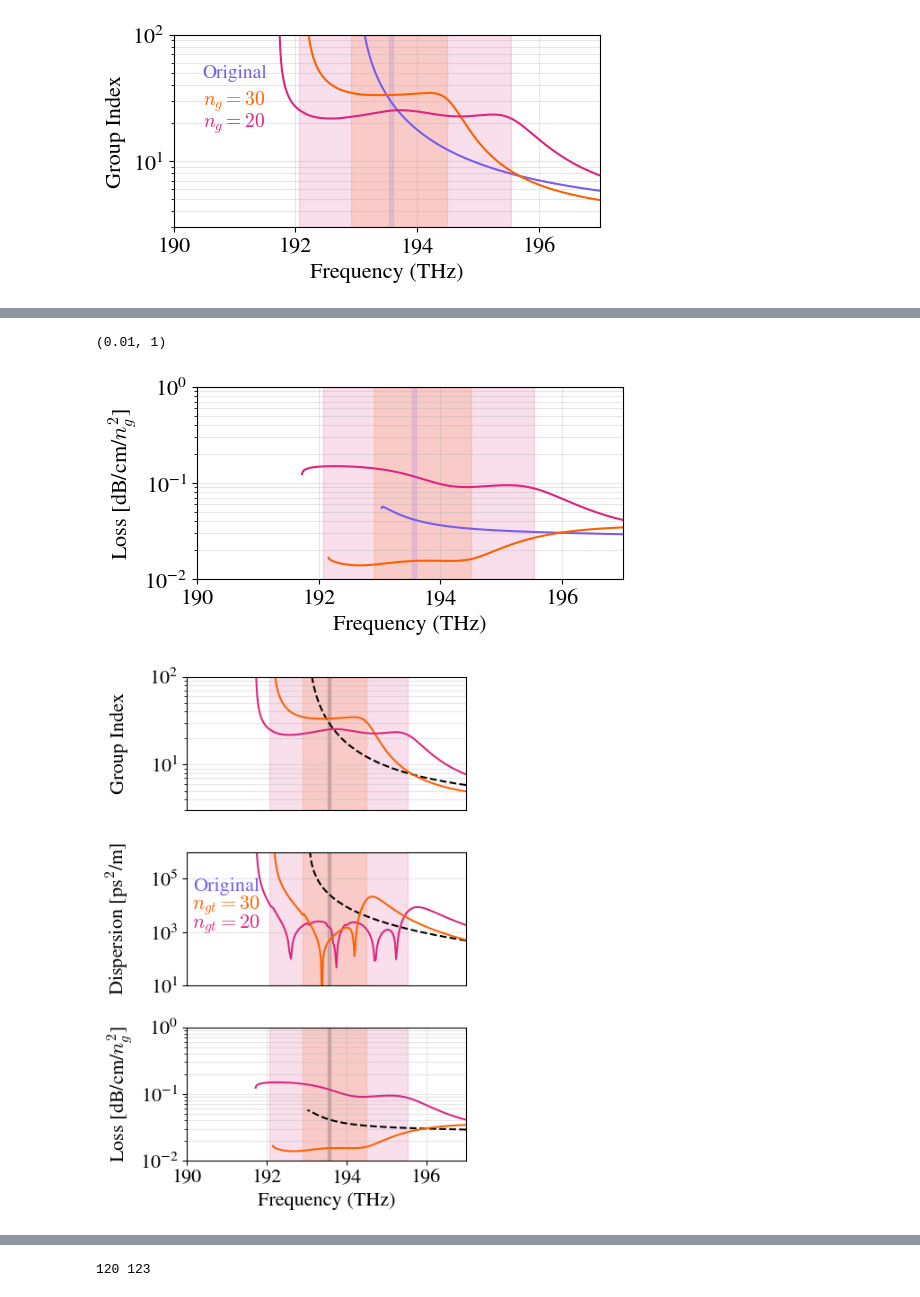
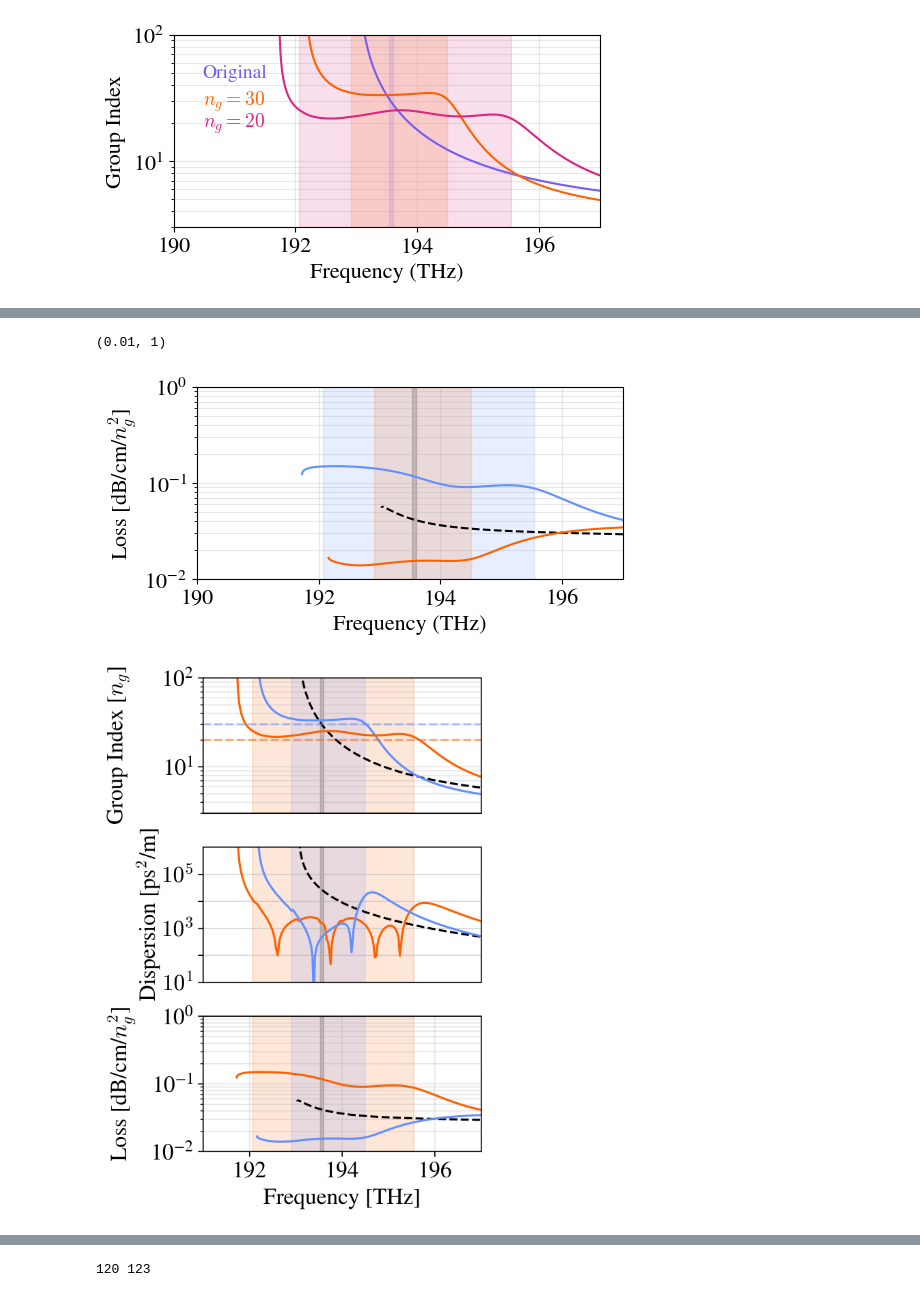
Before and after one commit to DominicJThompson/optGME, a Jupyter notebook: paper2/plots/diagramsV2.ipynb, the cells around one changed output, grey strips where cells are left out. Cells and saved outputs as stored; diff of their text form; code cells hidden in the pictures.

```diff
--- a/paper2/plots/diagramsV2.ipynb
+++ b/paper2/plots/diagramsV2.ipynb
@@ -526,12 +526,12 @@ plt.ylim(1e1,1e6)
 # %%
 fig = plt.figure(figsize=(5.5,2.5))
-plt.plot(freqsOG*1e-12,10**lossOG/455/1E-7*10*np.log10(np.e), color=cs['p'])
-plt.plot(freqsOpt*1e-12,10**lossOpt/455/1E-7*10*np.log10(np.e), color=cs['m'])
+plt.plot(freqsOG*1e-12,10**lossOG/455/1E-7*10*np.log10(np.e), color='k',linestyle='--')
+plt.plot(freqsOpt*1e-12,10**lossOpt/455/1E-7*10*np.log10(np.e), color=cs['b'])
 plt.plot(freqsOpt2*1e-12,10**lossOpt2/455/1E-7*10*np.log10(np.e), color=cs['o'])
 
-plt.axvspan(freqsOpt[startIOpt]*1e-12, freqsOpt[endIOpt]*1e-12, color=cs['m'], alpha=0.15)
+plt.axvspan(freqsOpt[startIOpt]*1e-12, freqsOpt[endIOpt]*1e-12, color=cs['b'], alpha=0.15)
 plt.axvspan(freqsOpt2[startIOpt2]*1e-12, freqsOpt2[endIOpt2]*1e-12, color=cs['o'], alpha=0.15)
-plt.axvspan(freqsOG[startIOG]*1e-12, freqsOG[endIOG]*1e-12, color=cs['p'], alpha=0.15)
+plt.axvspan(freqsOG[startIOG]*1e-12, freqsOG[endIOG]*1e-12, color='k', alpha=0.15)
 plt.xlim(190,197)
 
 plt.ylabel(r'Loss [dB/cm/$n_g^2$]')
@@ -541,67 +541,70 @@ plt.grid(True, which='both', alpha=0.3)
 plt.ylim(1e-2,1)
 # %% [output]
 (0.01, 1)
-[figure, old version]
+[figure, new version]
 # %%
 # Combine the three plots above so that they share an x axis
-fig, (ax1, ax2, ax3) = plt.subplots(3, 1, figsize=(4.5, 6.5))
+fig, (ax1, ax2, ax3) = plt.subplots(3, 1, figsize=(3.5, 6), gridspec_kw={'hspace': 0.25},dpi=300)  # adjust hspace as desired
+
 
 # Top plot: Group Index
 ax1.plot(freqsOG*1e-12, np.abs(ngOG), color='k', linestyle='--')
-ax1.plot(freqsOpt2*1e-12, np.abs(ngOpt2), color=cs['o'])
-ax1.plot(freqsOpt*1e-12, np.abs(ngOpt), color=cs['m'])
+ax1.plot(freqsOpt2*1e-12, np.abs(ngOpt2), color=cs['b'])
+ax1.plot(freqsOpt*1e-12, np.abs(ngOpt), color=cs['o'])
 
-ax1.axvspan(freqsOpt[startIOpt]*1e-12, freqsOpt[endIOpt]*1e-12, color=cs['m'], alpha=0.15)
-ax1.axvspan(freqsOpt2[startIOpt2]*1e-12, freqsOpt2[endIOpt2]*1e-12, color=cs['o'], alpha=0.15)
+ax1.axvspan(freqsOpt[startIOpt]*1e-12, freqsOpt[endIOpt]*1e-12, color=cs['o'], alpha=0.15)
+ax1.axvspan(freqsOpt2[startIOpt2]*1e-12, freqsOpt2[endIOpt2]*1e-12, color=cs['b'], alpha=0.15)
 ax1.axvspan(freqsOG[startIOG]*1e-12, freqsOG[endIOG]*1e-12, color='k', alpha=0.15)
 
-ax1.set_ylabel('Group Index',labelpad=17)
+ax1.hlines(30,191,197,color=cs['b'],alpha=0.5,linestyle='--')
+ax1.hlines(20,191,197,color=cs['o'],alpha=0.5,linestyle='--')
+
+ax1.set_ylabel(r'Group Index [$n_g$]',labelpad=22)
 ax1.set_yscale('log')
 ax1.grid(True, which='both', alpha=0.3)
 ax1.set_ylim(3, 100)
-ax1.set_xlim(190, 197)
+ax1.set_xlim(191, 197)
 ax1.set_xticks([])
 
 # Middle plot: Dispersion
 ax2.plot(freqsOG[:-1]*1e-12, np.abs(dispOG), color='k',linestyle='--')
-ax2.plot(freqsOpt[:-1]*1e-12, np.abs(dispOpt), color=cs['m'])
-ax2.plot(freqsOpt2[:-1]*1e-12, np.abs(dispOpt2), color=cs['o'])
+ax2.plot(freqsOpt[:-1]*1e-12, np.abs(dispOpt), color=cs['o'])
+ax2.plot(freqsOpt2[:-1]*1e-12, np.abs(dispOpt2), color=cs['b'])
 
-ax2.text(191, 5e4, 'Original', color=cs['p'], ha='center', va='center', fontsize=16)
-ax2.text(191, 1e4, r'$n_{gt}=30$', color=cs['o'], ha='center', va='center', fontsize=16)
-ax2.text(191, 2e3, r'$n_{gt}=20$', color=cs['m'], ha='center', va='center', fontsize=16)
-
-ax2.axvspan(freqsOpt[startIOpt]*1e-12, freqsOpt[endIOpt]*1e-12, color=cs['m'], alpha=0.15)
-ax2.axvspan(freqsOpt2[startIOpt2]*1e-12, freqsOpt2[endIOpt2]*1e-12, color=cs['o'], alpha=0.15)
+ax2.axvspan(freqsOpt[startIOpt]*1e-12, freqsOpt[endIOpt]*1e-12, color=cs['o'], alpha=0.15)
+ax2.axvspan(freqsOpt2[startIOpt2]*1e-12, freqsOpt2[endIOpt2]*1e-12, color=cs['b'], alpha=0.15)
 ax2.axvspan(freqsOG[startIOG]*1e-12, freqsOG[endIOG]*1e-12, color='k', alpha=0.15)
 
-ax2.set_ylabel(r'Dispersion [ps$^2$/m]',labelpad=15)
+ax2.set_ylabel(r'Dispersion [ps$^2$/m]',labelpad=0)
 ax2.set_yscale('log')
-ax2.grid(True, which='both', alpha=0.3)
-ax2.set_xlim(190, 197)
+
+# Show major and minor ticks for y grid
+ax2.grid(True, which='major', axis='y', alpha=0.5)
+ax2.set_xlim(191, 197)
 ax2.set_ylim(1e1, 1e6)
 ax2.set_xticks([])
+ax2.set_yticks([1e1, 1e2, 1e3, 1e4, 1e5])  # set tick positions
+ax2.set_yticklabels(['$10^1$', '', '$10^3$', '', '$10^5$'])  # set tick labels separately
 
 # Bottom plot: Loss
 ax3.plot(freqsOG*1e-12, 10**lossOG/455/1E-7*10*np.log10(np.e), color='k',linestyle='--')
-ax3.plot(freqsOpt*1e-12, 10**lossOpt/455/1E-7*10*np.log10(np.e), color=cs['m'])
-ax3.plot(freqsOpt2*1e-12, 10**lossOpt2/455/1E-7*10*np.log10(np.e), color=cs['o'])
+ax3.plot(freqsOpt*1e-12, 10**lossOpt/455/1E-7*10*np.log10(np.e), color=cs['o'])
+ax3.plot(freqsOpt2*1e-12, 10**lossOpt2/455/1E-7*10*np.log10(np.e), color=cs['b'])
 
-ax3.axvspan(freqsOpt[startIOpt]*1e-12, freqsOpt[endIOpt]*1e-12, color=cs['m'], alpha=0.15)
-ax3.axvspan(freqsOpt2[startIOpt2]*1e-12, freqsOpt2[endIOpt2]*1e-12, color=cs['o'], alpha=0.15)
+ax3.axvspan(freqsOpt[startIOpt]*1e-12, freqsOpt[endIOpt]*1e-12, color=cs['o'], alpha=0.15)
+ax3.axvspan(freqsOpt2[startIOpt2]*1e-12, freqsOpt2[endIOpt2]*1e-12, color=cs['b'], alpha=0.15)
 ax3.axvspan(freqsOG[startIOG]*1e-12, freqsOG[endIOG]*1e-12, color='k', alpha=0.15)
 
-ax3.set_ylabel(r'Loss [dB/cm/$n_g^2$]')
-ax3.set_xlabel('Frequency (THz)')
+ax3.set_ylabel(r'Loss [dB/cm/$n_g^2$]',labelpad=10)
+ax3.set_xlabel('Frequency [THz]')
 ax3.set_yscale('log')
 ax3.grid(True, which='both', alpha=0.3)
 ax3.set_ylim(1e-2, 1)
-ax3.set_xlim(190, 197)
+ax3.set_xlim(191, 197)
 
-plt.tight_layout()
 plt.show()
 # %% [output]
-[figure, old version]
+[figure, new version]
 # %%
 def plot_field(ax, gme, phc, ylim, mode=14, kpoint=130, transpose=False, vmax=0.2, vmin=0, lw=2, n_levels=7):
     """
```
Also changed, not shown: parts of 10 cells of this notebook, 1 other file.
